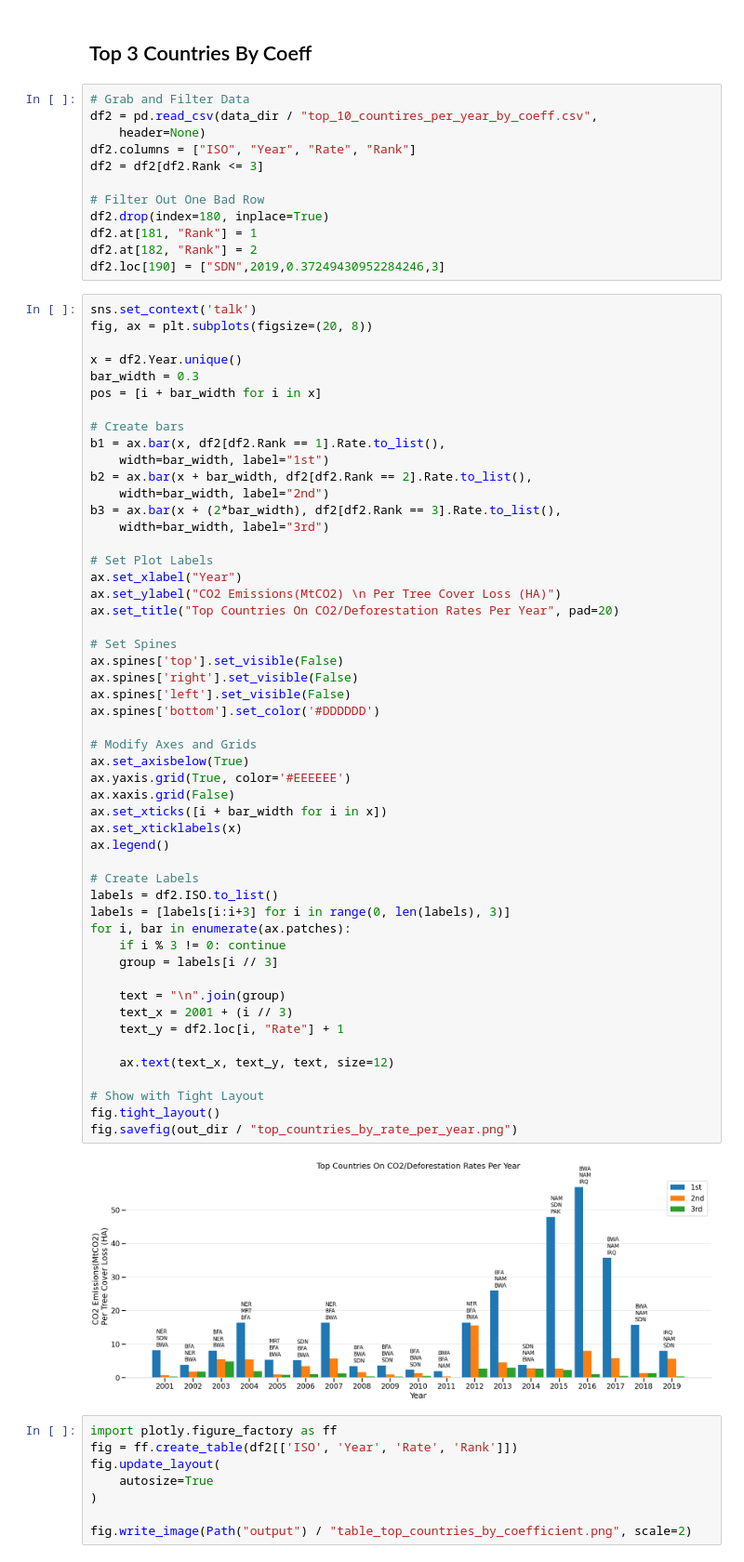
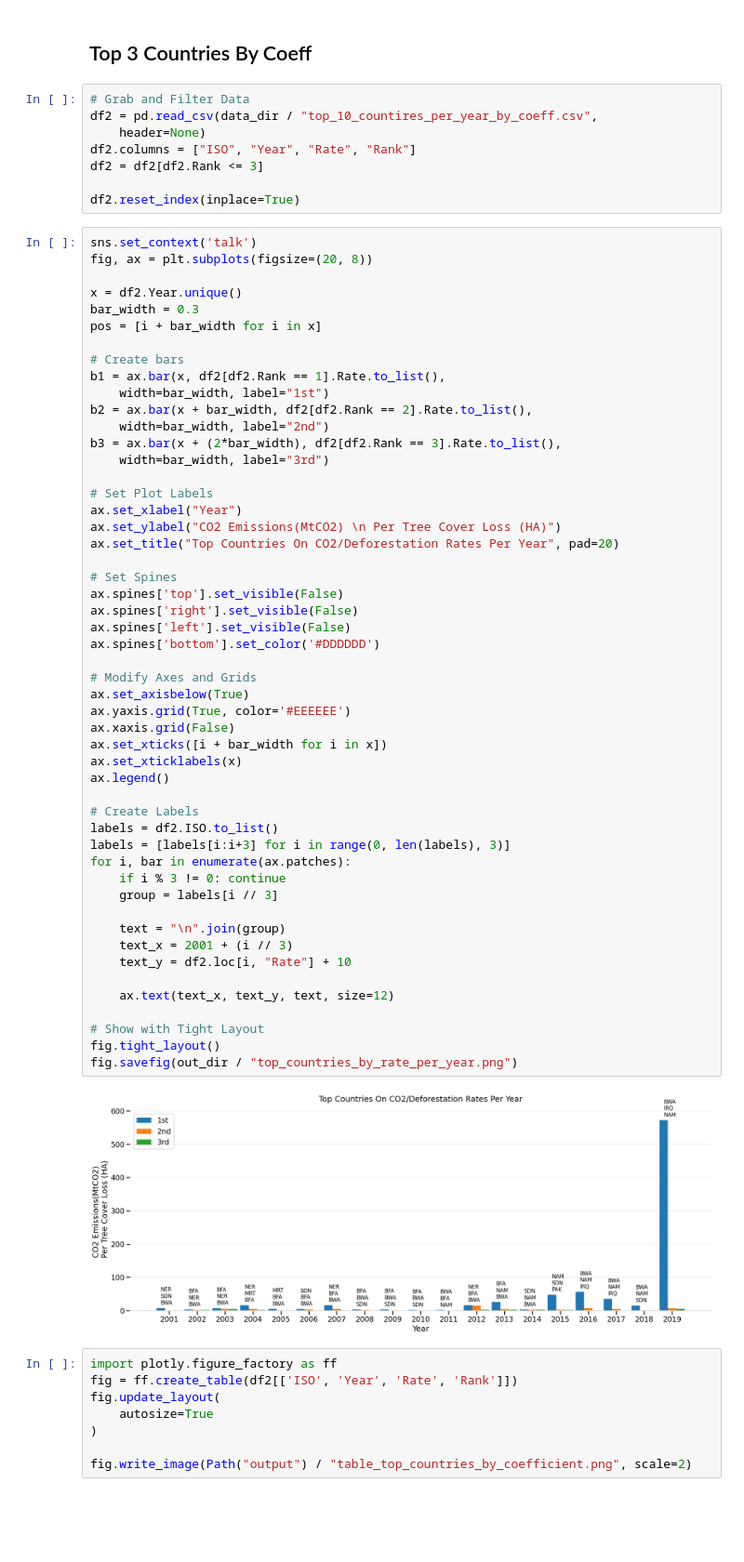
Before and after one commit to RashedRifat/PBDAA-Fall-2022, a Jupyter notebook: viz/main.ipynb, the cells around one changed output. Shown at 93% size. Saved outputs shown, nothing was run; the diff lists cells and outputs as text; blank space fills up the shorter version.

```diff
--- a/viz/main.ipynb
+++ b/viz/main.ipynb
@@ -57,11 +57,7 @@ df2 = pd.read_csv(data_dir / "top_10_countires_per_year_by_coeff.csv",
 df2.columns = ["ISO", "Year", "Rate", "Rank"]
 df2 = df2[df2.Rank <= 3]
 
-# Filter Out One Bad Row
-df2.drop(index=180, inplace=True)
-df2.at[181, "Rank"] = 1
-df2.at[182, "Rank"] = 2
-df2.loc[190] = ["SDN",2019,0.37249430952284246,3]
+df2.reset_index(inplace=True)
 # %%
 sns.set_context('talk')
 fig, ax = plt.subplots(figsize=(20, 8))
@@ -86,35 +82,35 @@ ax.set_title("Top Countries On CO2/Deforestation Rates Per Year", pad=20)
 # Set Spines
 ax.spines['top'].set_visible(False)
 ax.spines['right'].set_visible(False)
 ax.spines['left'].set_visible(False)
 ax.spines['bottom'].set_color('#DDDDDD')
 
 # Modify Axes and Grids
 ax.set_axisbelow(True)
 ax.yaxis.grid(True, color='#EEEEEE')
 ax.xaxis.grid(False)
 ax.set_xticks([i + bar_width for i in x])
 ax.set_xticklabels(x)
 ax.legend()
 
 # Create Labels
 labels = df2.ISO.to_list()
 labels = [labels[i:i+3] for i in range(0, len(labels), 3)]
 for i, bar in enumerate(ax.patches):
     if i % 3 != 0: continue
     group = labels[i // 3]
 
     text = "\n".join(group)
     text_x = 2001 + (i // 3)
-    text_y = df2.loc[i, "Rate"] + 1
+    text_y = df2.loc[i, "Rate"] + 10
 
     ax.text(text_x, text_y, text, size=12)
 
 # Show with Tight Layout
 fig.tight_layout()
 fig.savefig(out_dir / "top_countries_by_rate_per_year.png")
 # %% [output]
-[figure, old version]
+[figure, new version]
 # %%
 import plotly.figure_factory as ff
 fig = ff.create_table(df2[['ISO', 'Year', 'Rate', 'Rank']])
```
Also changed, not shown: 19 other files.
